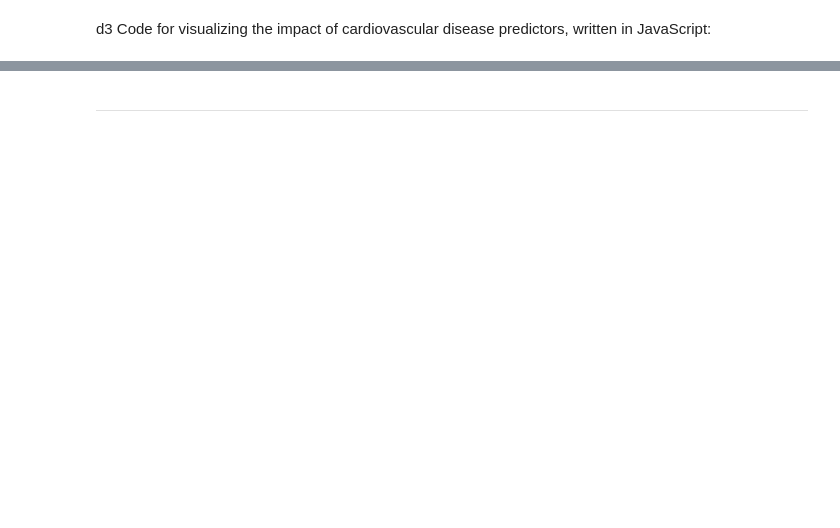
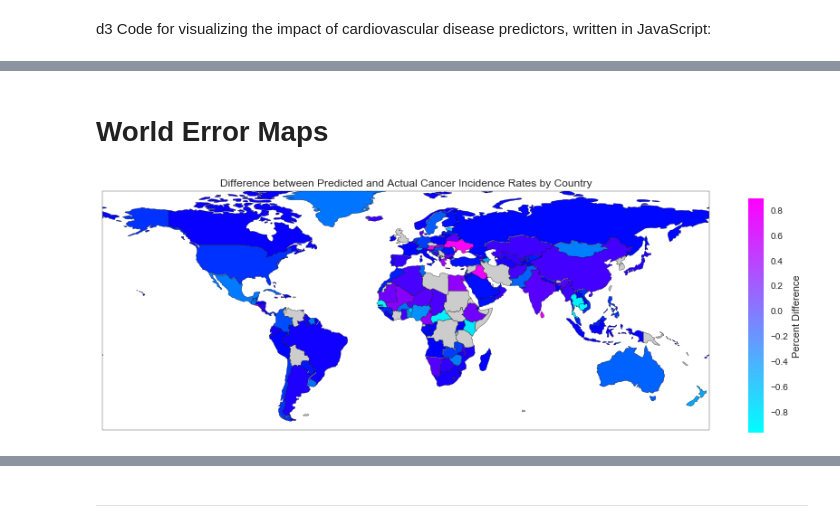
Before and after one commit to angierao/cs109a-project, a Jupyter notebook: dataanalysis.ipynb, the cells around one changed output, grey strips where cells are left out. Cells and saved outputs as stored; diff of their text form; code cells hidden in the pictures; blank space fills up the shorter version.

```diff
--- a/dataanalysis.ipynb
+++ b/dataanalysis.ipynb
@@ -572,3 +603,8 @@ Image(url= "http://i.imgur.com/fD1W1tl.png", width=300)
 # %% [output]
 Impact of Food Predictors on Cardiovascular Disease:
 [interactive output not drawn]
+# %% [markdown]
+# World Error Maps
+# %%
+predicted_df = pd.DataFrame({'country':country_list, 'cardio': predicted_cardio, 'cancer': predicted_cancer, 'diabetes': predicted_diabetes})
+predicted_df = predicted_df.sort_values('country')
@@ -574,0 +625,67 @@ Impact of Food Predictors on Cardiovascular Disease:
+# %%
+# create array of countries to convert country name to 3 letter Alpha code
+countries = {}
+for country in pycountry.countries:
+    countries[country.name] = country.alpha3
+
+# iterate through all countries and compile list of codes, return unknown if no code is present
+codes = [countries.get(country, country) for country in diff_matrix[:,0]]
+# %%
+cancer_rates = diff_matrix[:,1]
+float_cancer_array = []
+for each in cancer_rates:
+    float_cancer_array.append(float(each))
+max_value = np.max(float_cancer_array)
+min_value = np.min(float_cancer_array)
+# %%
+# plot cartopy world map projection
+# ax = plt.axes(projection=ccrs.PlateCarree())
+fig, ax = plt.subplots(figsize=(12,6),
+                       subplot_kw={'projection': ccrs.PlateCarree()})
+ax.set_extent([-150, 60, -25, 60])
+
+# initialize the type of projdction and map outline format
+shpfilename = shpreader.natural_earth(resolution='110m',
+                                      category='cultural',
+                                      name='admin_0_countries')
+reader = shpreader.Reader(shpfilename)
+countries = reader.records()
+
+# initialize counter variable k
+k = 0
+for country in countries:
+
+    # for each country with a country code, color the country in proportion to the cardiovascular mortality rate
+    if any(country.attributes['adm0_a3'] in j for (k,j) in enumerate(codes)):
+        if float_cancer_array[k] > 0:
+            ax.add_geometries(country.geometry, ccrs.PlateCarree(),
+                          facecolor=[abs((float_cancer_array[k])/max_value), 0, 1],
+                          label=country.attributes['adm0_a3'])
+        else:
+            ax.add_geometries(country.geometry, ccrs.PlateCarree(),
+                      facecolor=[0, abs((float_cancer_array[k])/abs(min_value)), 1],
+                      label=country.attributes['adm0_a3'])
+        k = k + 1
+
+    # since USA has a unique format, append the USA's separate mortality index
+    elif country.attributes['adm0_a3'] == 'GRL':
+        ax.add_geometries(country.geometry, ccrs.PlateCarree(),
+                          facecolor=[0, abs((float_cancer_array[k])/abs(min_value)), 1],
+                          label=country.attributes['adm0_a3'])
+
+    # for all countries with no cardiovascular mortality data, leave the country blank
+    else:
+        ax.add_geometries(country.geometry, ccrs.PlateCarree(),
+                          facecolor = [0.8, 0.8, 0.8],
+                          label=country.attributes['adm0_a3'])
+    ax.set_title('Difference between Predicted and Actual Cancer Incidence Rates by Country')
+
+    cmap = plt.cm.cool
+    cax = fig.add_axes([0.95, 0.2, 0.02, 0.6])
+    norm = mpl.colors.Normalize(vmin=min_value, vmax=max_value)
+    cb = mpl.colorbar.ColorbarBase(cax, cmap=cmap, norm=norm, spacing='proportional')
+    cb.set_label('Percent Difference')
+
+plt.show()
+# %% [output]
+[figure, added]
```
Also changed, not shown: parts of 33 cells of this notebook.
